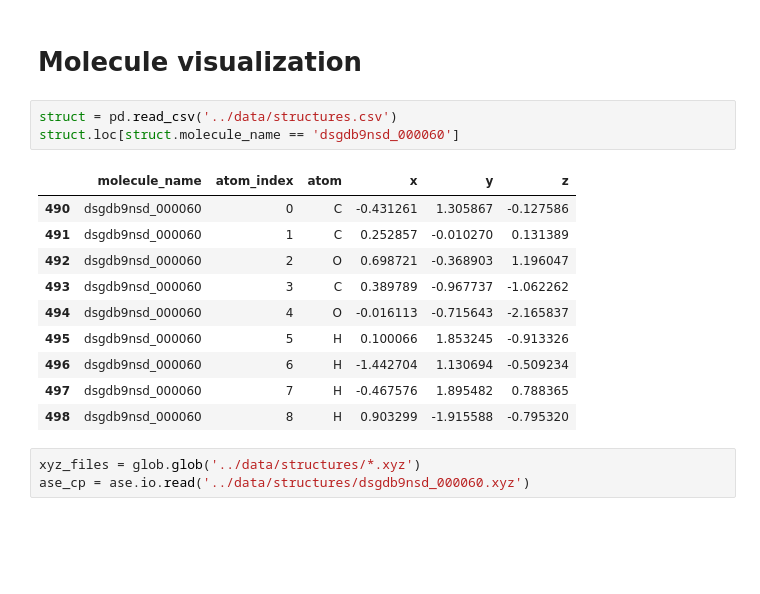
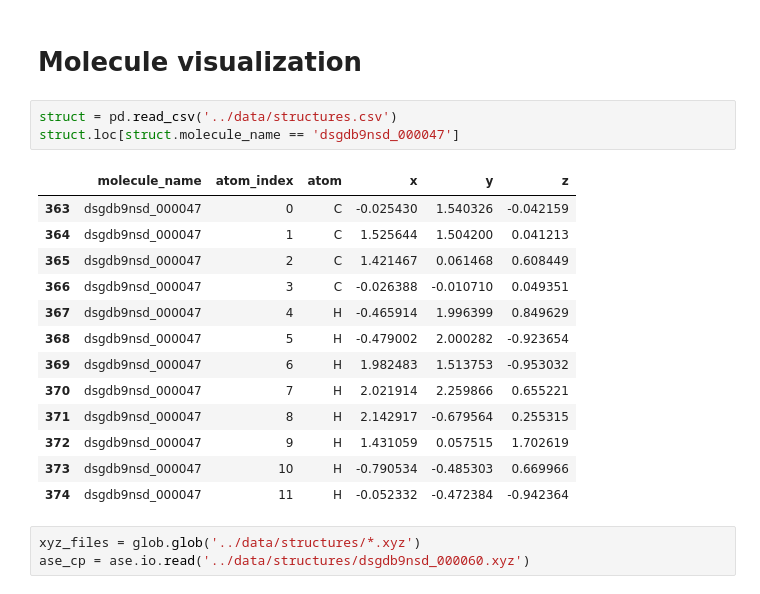
Before and after one commit to miguel-rita/remote-five, a Jupyter notebook: notebooks/EDA.ipynb, the cells around one changed output. Saved outputs shown, nothing was run; the diff lists cells and outputs as text; blank space fills up the shorter version.

```diff
--- a/notebooks/EDA.ipynb
+++ b/notebooks/EDA.ipynb
@@ -37,18 +37,21 @@ sns.countplot(train['type'])
 # Molecule visualization
 # %%
 struct = pd.read_csv('../data/structures.csv')
-struct.loc[struct.molecule_name == 'dsgdb9nsd_000060']
+struct.loc[struct.molecule_name == 'dsgdb9nsd_000047']
 # %% [output]
 |  | molecule_name | atom_index | atom | x | y | z |
-| 490 | dsgdb9nsd_000060 | 0 | C | -0.431261 | 1.305867 | -0.127586 |
-| 491 | dsgdb9nsd_000060 | 1 | C | 0.252857 | -0.010270 | 0.131389 |
-| 492 | dsgdb9nsd_000060 | 2 | O | 0.698721 | -0.368903 | 1.196047 |
-| 493 | dsgdb9nsd_000060 | 3 | C | 0.389789 | -0.967737 | -1.062262 |
-| 494 | dsgdb9nsd_000060 | 4 | O | -0.016113 | -0.715643 | -2.165837 |
-| 495 | dsgdb9nsd_000060 | 5 | H | 0.100066 | 1.853245 | -0.913326 |
-| 496 | dsgdb9nsd_000060 | 6 | H | -1.442704 | 1.130694 | -0.509234 |
-| 497 | dsgdb9nsd_000060 | 7 | H | -0.467576 | 1.895482 | 0.788365 |
-| 498 | dsgdb9nsd_000060 | 8 | H | 0.903299 | -1.915588 | -0.795320 |
+| 363 | dsgdb9nsd_000047 | 0 | C | -0.025430 | 1.540326 | -0.042159 |
+| 364 | dsgdb9nsd_000047 | 1 | C | 1.525644 | 1.504200 | 0.041213 |
+| 365 | dsgdb9nsd_000047 | 2 | C | 1.421467 | 0.061468 | 0.608449 |
+| 366 | dsgdb9nsd_000047 | 3 | C | -0.026388 | -0.010710 | 0.049351 |
+| 367 | dsgdb9nsd_000047 | 4 | H | -0.465914 | 1.996399 | 0.849629 |
+| 368 | dsgdb9nsd_000047 | 5 | H | -0.479002 | 2.000282 | -0.923654 |
+| 369 | dsgdb9nsd_000047 | 6 | H | 1.982483 | 1.513753 | -0.953032 |
+| 370 | dsgdb9nsd_000047 | 7 | H | 2.021914 | 2.259866 | 0.655221 |
+| 371 | dsgdb9nsd_000047 | 8 | H | 2.142917 | -0.679564 | 0.255315 |
+| 372 | dsgdb9nsd_000047 | 9 | H | 1.431059 | 0.057515 | 1.702619 |
+| 373 | dsgdb9nsd_000047 | 10 | H | -0.790534 | -0.485303 | 0.669966 |
+| 374 | dsgdb9nsd_000047 | 11 | H | -0.052332 | -0.472384 | -0.942364 |
 # %%
 xyz_files = glob.glob('../data/structures/*.xyz')
 ase_cp = ase.io.read('../data/structures/dsgdb9nsd_000060.xyz')
```
Also changed, not shown: parts of 6 cells of this notebook, 3 other files.
